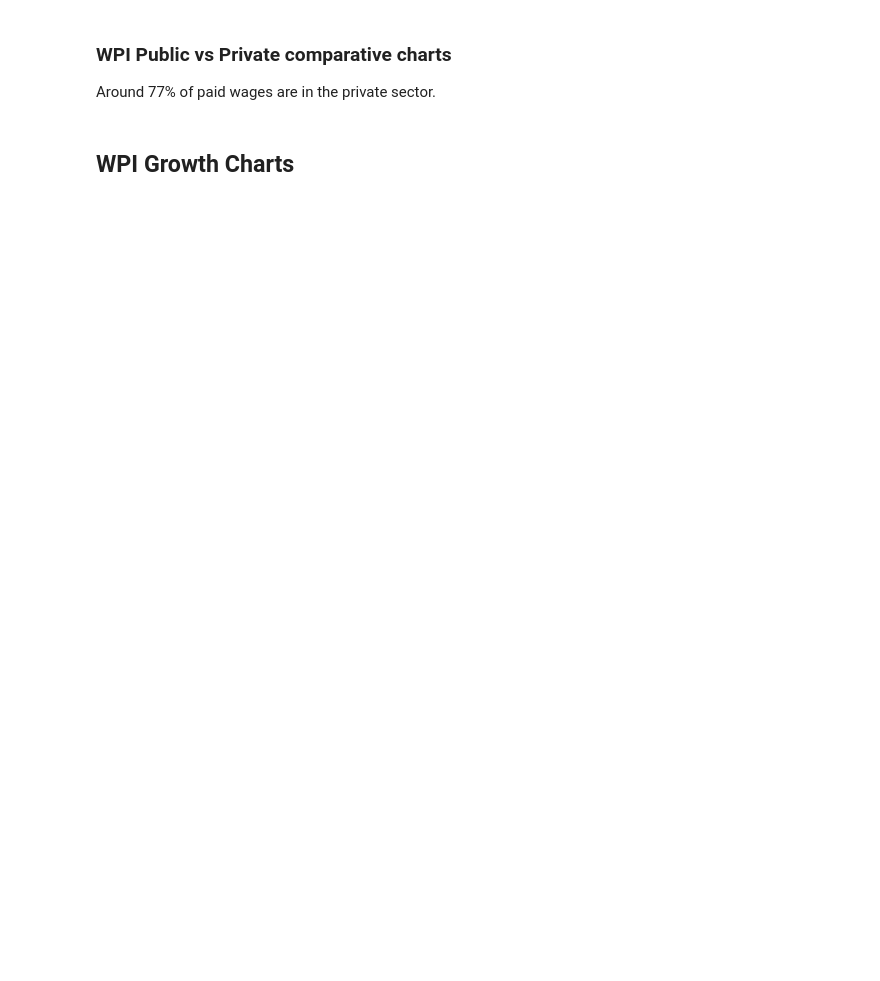
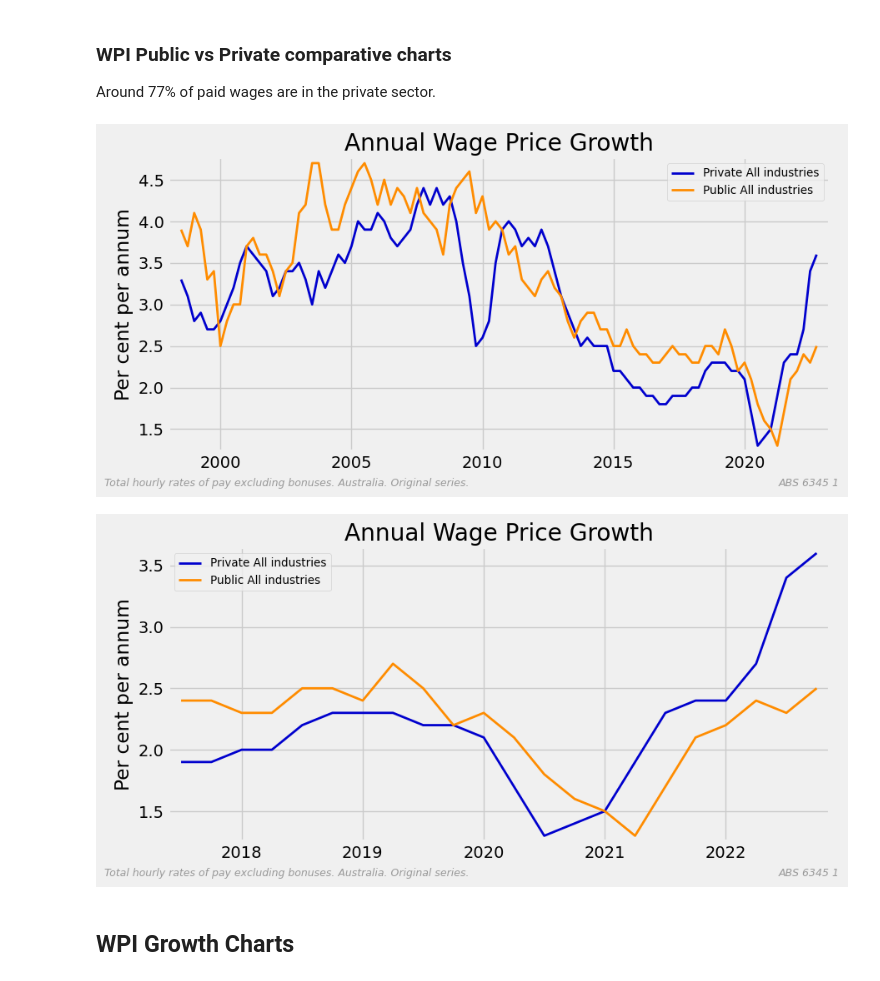
Before and after one commit to bpalmer4/Charts-based-on-ABS-data, a Jupyter notebook: notebooks/ABS Quarterly Wage Price Index 6345.ipynb, the cells around one changed output. Drawn from its saved outputs; the diff is of its cells as text; code cells hidden in the pictures; blank space fills up the shorter version.

```diff
--- a/notebooks/ABS Quarterly Wage Price Index 6345.ipynb
+++ b/notebooks/ABS Quarterly Wage Price Index 6345.ipynb
@@ -109,16 +119,19 @@ Around 77% of paid wages are in the private sector.
 # %%
 plot_data = pd.DataFrame(dict)
 title = "Annual Wage Price Growth"
 line_plot(
     plot_data[plot_data.columns[:2]],
     starts=plot_times,
     tags=plot_tags,
     title=title,
     ylabel="Per cent per annum",
     rfooter=f"{source} {table}",
     lfooter=f'{text.replace(" ; ", ".")}. {series_type} series.',
-    # show=True,
+    show=SHOW,
 )
+# %% [output]
+[figure, added]
+[figure, added]
 # %% [markdown]
 ## WPI Growth Charts
 # %%
```
Also changed, not shown: parts of 4 cells of this notebook, 7 other files.
